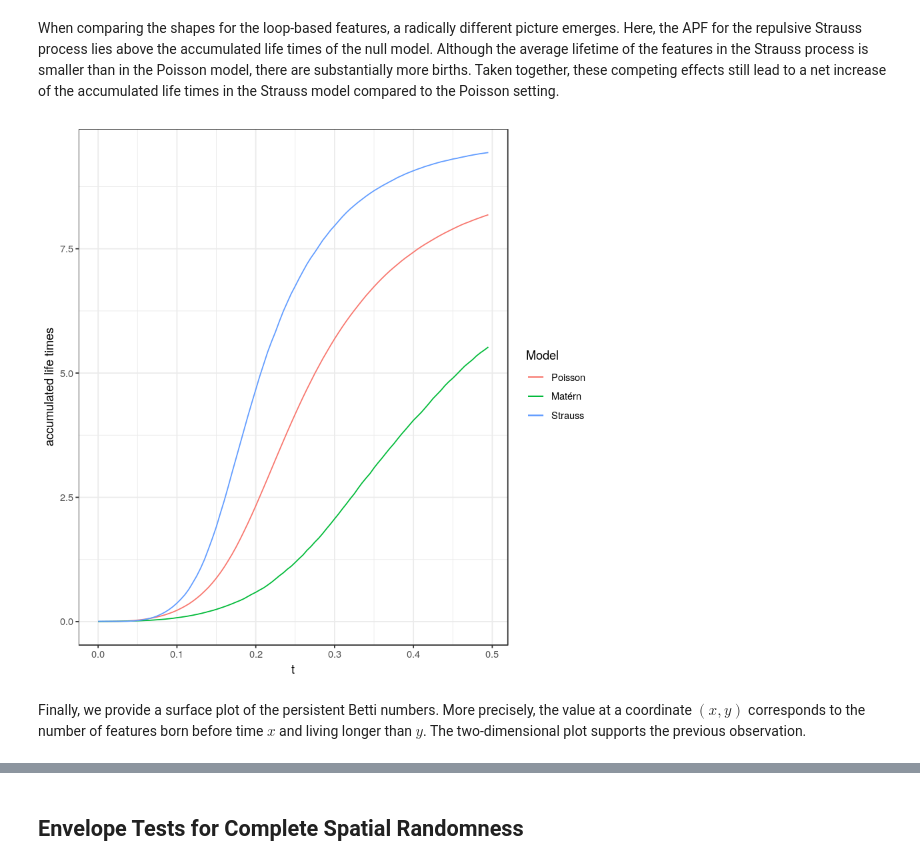
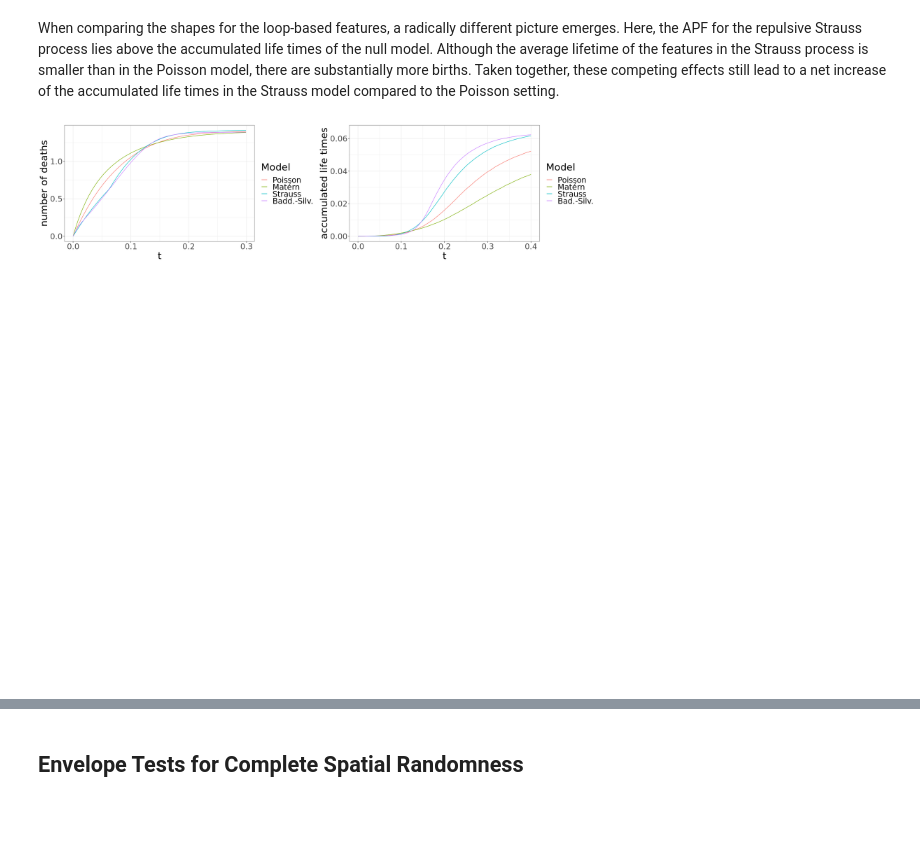
Before and after one commit to Christian-Hirsch/tdapp, a Jupyter notebook: sim_ana.ipynb, the cells around one changed output, grey strips where cells are left out. Saved outputs shown, nothing was run; the diff lists cells and outputs as text; code cells hidden in the pictures; blank space fills up the shorter version.

```diff
--- a/sim_ana.ipynb
+++ b/sim_ana.ipynb
@@ -291,17 +542,24 @@ The mean curves for the death times of clusters match up with the intuition abou
 # %%
 compare_df <- data.frame(
   t = t_vals0,
-  ppp = colMeans(ppps_tda0_df),
+  ppp = colMeans(tda_df(ppps_val, tda0)),
   mcp = colMeans(tda_df(mcps, tda0)),
-  str = colMeans(tda_df(strs, tda0))
+  str = colMeans(tda_df(strs, tda0)),
+  bas = colMeans(tda_df(basi, tda0))
 )
 
-ggplot(compare_df, aes(t)) +
+pl_1 <- ggplot(compare_df, aes(t)) +
   geom_line(aes(y = ppp, color = "a")) +
   geom_line(aes(y = mcp, color = "b")) +
   geom_line(aes(y = str, color = "c")) +
+  geom_line(aes(y = bas, color = "d")) +
   scale_color_discrete(name = "Model",
-                       labels = c("Poisson", "Matérn", "Strauss")) +
+                       labels = c("Poisson",
+                                  "Matérn",
+                                  "Strauss",
+                                  "Badd.-Silv."
+                                 )) +
   xlab('t') +
   ylab('number of deaths') +
-  theme_bw()
+  theme_bw() +
+  theme(text = element_text(size=font_size))
@@ -310,23 +566,35 @@ ggplot(compare_df, aes(t)) +
 # %% [markdown]
 When comparing the shapes for the loop-based features, a radically different picture emerges. Here, the APF for the repulsive Strauss process lies above the accumulated life times of the null model. Although the average lifetime of the features in the Strauss process is smaller than in the Poisson model, there are substantially more births. Taken together, these competing effects still lead to a net increase of the accumulated life times in the Strauss model compared to the Poisson setting.
 # %%
+font_size <- 25
+
 compare_df <- data.frame(
     t = t_vals1,
-    ppp = colMeans(ppps_tda1_df),
+    ppp = colMeans(tda_df(ppps_val, tda1)),
     mcp = colMeans(tda_df(mcps, tda1)),
-    str = colMeans(tda_df(strs, tda1))
+    str = colMeans(tda_df(strs, tda1)),
+    bas = colMeans(tda_df(basi, tda1))
 )
-
-ggplot(compare_df, aes(t)) +
+options(warn=-1)
+pl_2 <- ggplot(compare_df, aes(t)) +
     geom_line(aes(y = ppp, color = "a")) +
     geom_line(aes(y = mcp, color = "b")) +
     geom_line(aes(y = str, color = "c")) +
+    geom_line(aes(y = bas, color = "d")) +
     scale_color_discrete(name = "Model",
-                         labels = c("Poisson", "Matérn", "Strauss")) +
+                         labels = c("Poisson",
+                                    "Matérn",
+                                    "Strauss",
+                                    "Bad.-Silv."
+                                   )) +
+    xlim(c(0, .4)) +
+    ylim(c(0,.065)) +
     xlab('t') +
     ylab('accumulated life times') +
-    theme_bw()
+    theme_bw() +
+    theme(text = element_text(size=font_size))
+grid.arrange(pl_1, pl_2,
+             nrow = 4, ncol = 2)
+options(warn=0)
 # %% [output]
-[figure, old version]
+[figure, new version]
-# %% [markdown]
-Finally, we provide a surface plot of the persistent Betti numbers. More precisely, the value at a coordinate $(x, y)$ corresponds to the number of features born before time $x$ and living longer than $y$. The two-dimensional plot supports the previous observation.
```
Also changed, not shown: parts of 87 cells of this notebook, 1 other file.
